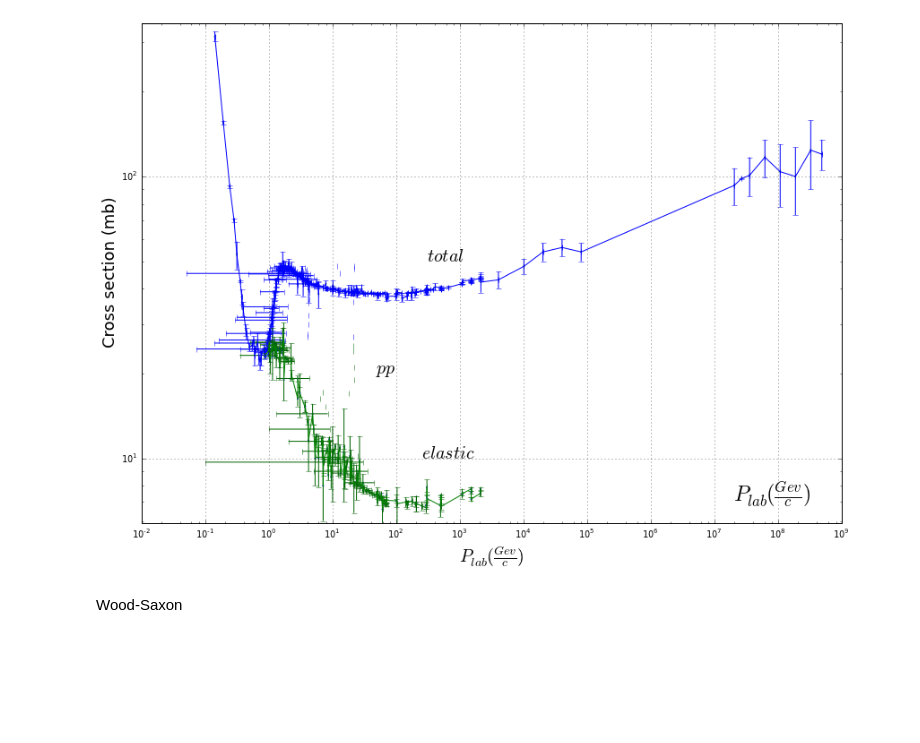
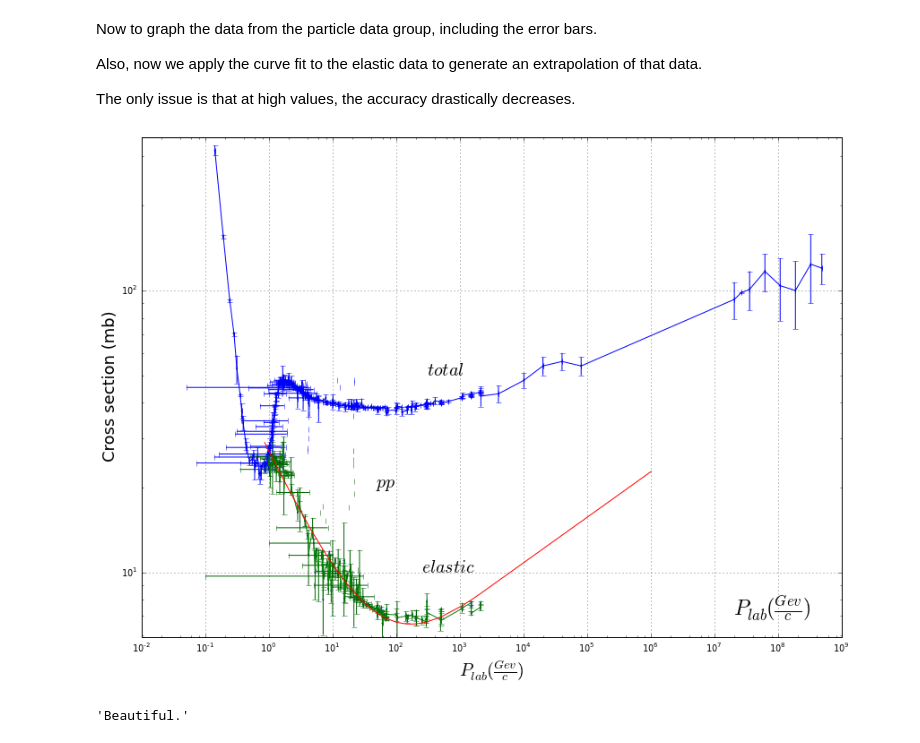
Before and after one commit to dcrose/PHYS202-S13, a Jupyter notebook: Project/Project3_MonteCarloGlauber_NucInter.ipynb, the cells around one changed output. Drawn from its saved outputs; the diff is of its cells as text; code cells hidden in the pictures; blank space fills up the shorter version.

```diff
--- a/Project/Project3_MonteCarloGlauber_NucInter.ipynb
+++ b/Project/Project3_MonteCarloGlauber_NucInter.ipynb
@@ -38,28 +132,36 @@ for i in range(0,len(PLAB_Elastic_Errorx)):
+# %% [markdown]
+Now to graph the data from the particle data group, including the error bars.
+
+Also, now we apply the curve fit to the elastic data to generate an extrapolation of that data.
+
+The only issue is that at high values, the accuracy drastically decreases.
 # %%
 figsize(14,10)
 ax = gca()
 scatter(PLABz,SIGw,s=0.95,color="DarkGreen")
 scatter(PLAB_Elastic_z,SIG_Elastic_w,s=0.95,color="blue")
 #loglog(PLABz,SIGw,lw=1,color="blue")
 #loglog(PLAB_Elastic_z,SIG_Elastic_w,lw=1,color="DarkGreen")
 ax.set_xscale('log')
 ax.set_yscale('log')
 
 errorbar(PLABz, SIGw, xerr=PLAB_Errorx_w, yerr=SIG_Errory_z,ecolor="blue")
 errorbar(PLAB_Elastic_z, SIG_Elastic_w, xerr=PLAB_Elastic_Errorx_w, yerr=SIG_Elastic_Errory_z,ecolor="DarkGreen")
 
 ylim(0,350)
 xlabel(r"$P_{lab} (\frac{Gev}{c})$",fontsize=20)
 ylabel("Cross section (mb)",fontsize=18)
 
 ax.annotate("$total$",xy=(300,50),fontsize=20)
 ax.annotate("$pp$",xy=(50,20),fontsize=20)
 ax.annotate("$elastic$",xy=(250,10),fontsize=20)
 ax.annotate(r"$P_{lab} (\frac{Gev}{c})$",xy=(2*10**7,7),fontsize=24)
 
+loglog(xex,cf,color="red") # The curve applied to the graph.
+
 grid()
 show()
+"""Beautiful."""
 # %% [output]
-[figure, old version]
+[figure, new version]
+'Beautiful.'
-# %% [markdown]
-Wood-Saxon
```
Also changed, not shown: parts of 24 cells of this notebook.
